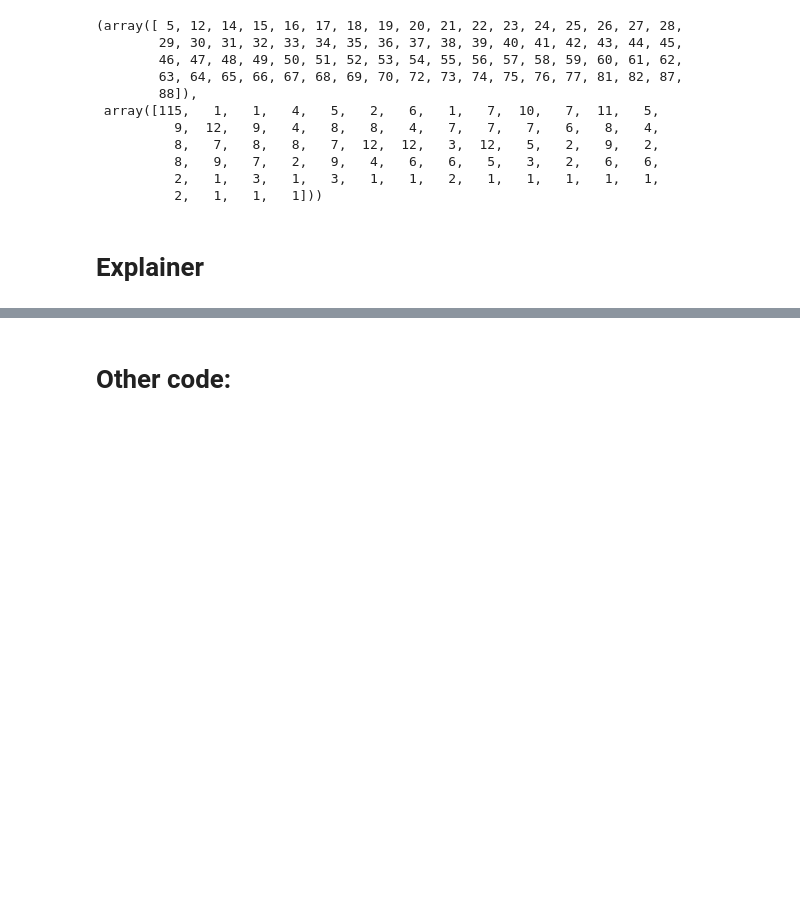
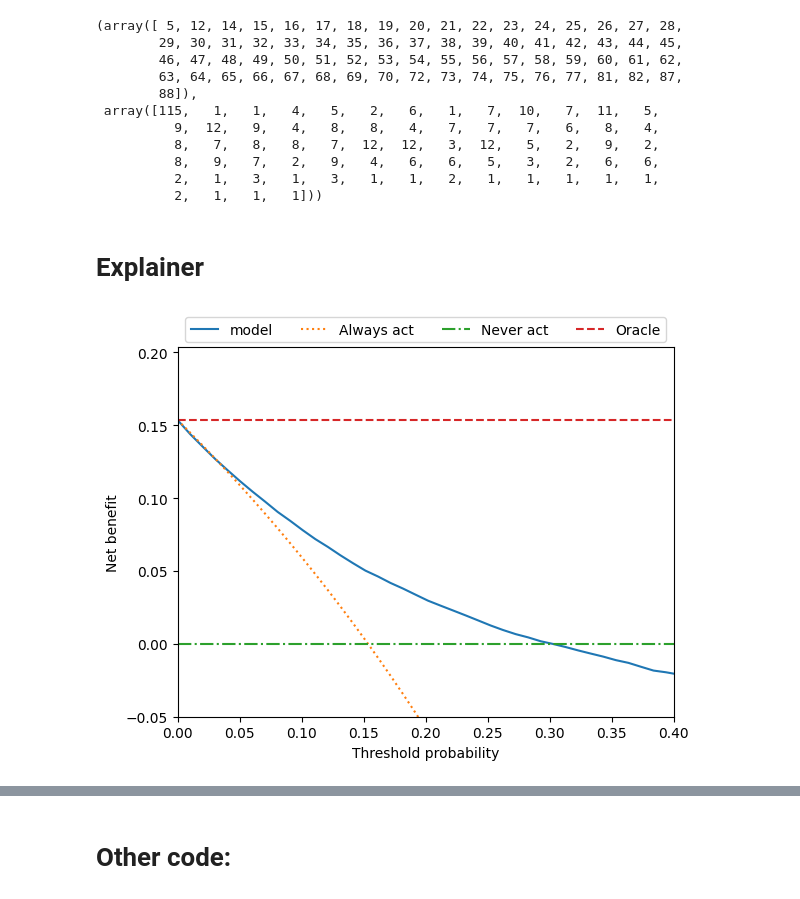
Before and after one commit to stephano41/radiomics_ai, a Jupyter notebook: notebooks/scratch.ipynb, the cells around one changed output, grey strips where cells are left out. Drawn from its saved outputs; the diff is of its cells as text; code cells hidden in the pictures; blank space fills up the shorter version.

Commit message:
graph changes

```diff
--- a/notebooks/scratch.ipynb
+++ b/notebooks/scratch.ipynb
@@ -369,7 +369,7 @@ from src.analysis.shap import plot_shap_bar, summate_shap_bar, get_shap_values
 import matplotlib.pyplot as plt
 import pickle
 
-model1_run_id = 'd0d7c8116bbd44ff9d857819c5fd950b' #radiomics only
+model1_run_id = 'af832aa5f6a74696b3b0e4f9c5034ffd' #radiomics only
 model2_run_id = '60e74372c5844fd0aa28bddefc58acd9' #radiomics and deep learning
 
 # model1_output_dir = 'outputs/meningioma/2024-01-06-00-08-33'
@@ -379,0 +384,6 @@ model1_shap_values, model1_shap_data = get_shap_values(model1_run_id)
+# %%
+from src.analysis.decision_curve import plot_net_benefit
+
+plot_net_benefit(model1_run_id, save_dir='outputs/models/570003006375064502/af832aa5f6a74696b3b0e4f9c5034ffd/artifacts/decision_curve.png', estimator_name='model')
+# %% [output]
+[figure, added]
```
Also changed, not shown: parts of 5 cells of this notebook, 2 other files.
